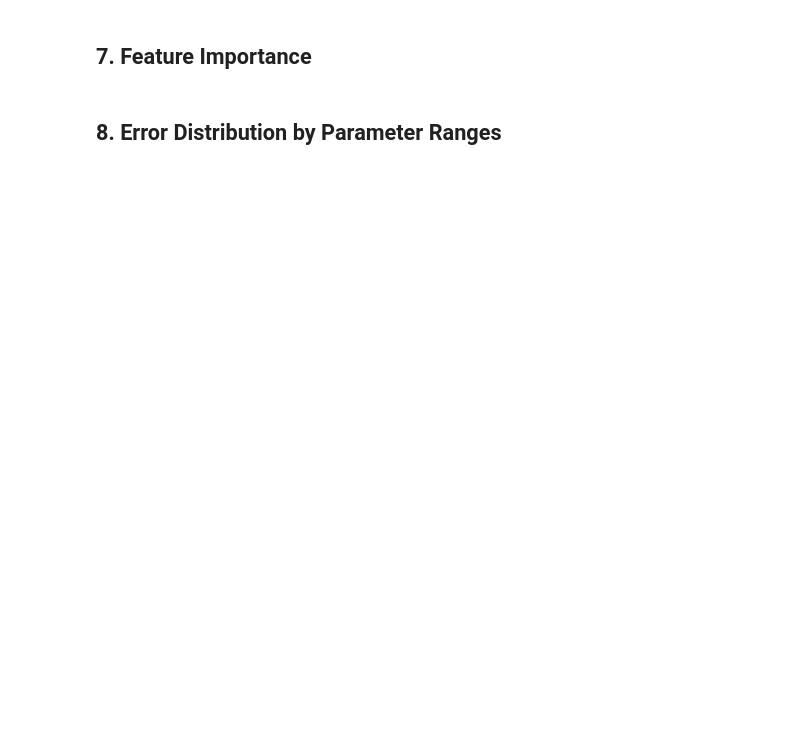
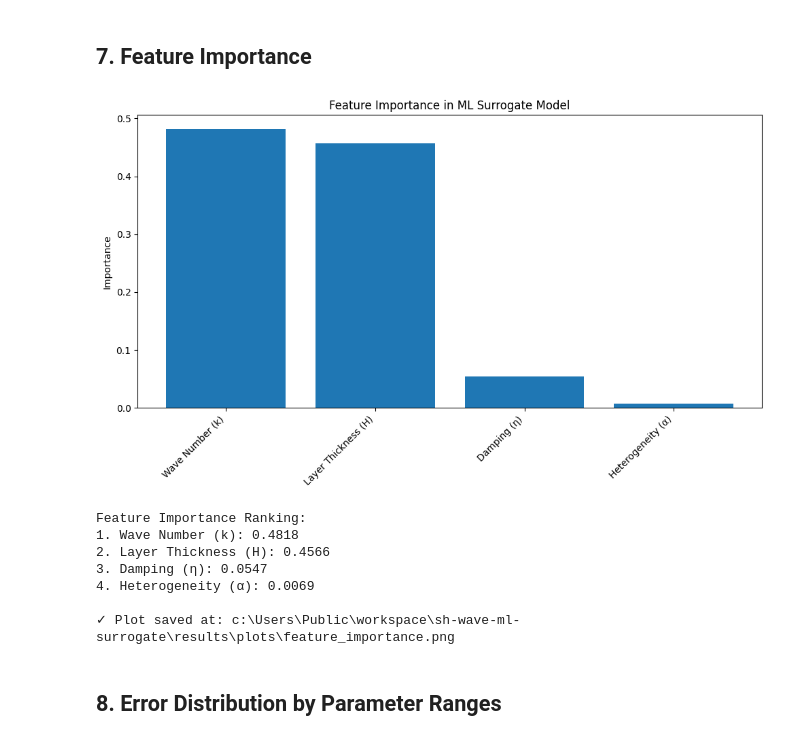
Before and after one commit to soniya-chaudhary-jha/sh-wave-ml-surrogate, a Jupyter notebook: notebooks/04_comprehensive_evaluation.ipynb, the cells around one changed output. Cells and saved outputs as stored; diff of their text form; code cells hidden in the pictures; blank space fills up the shorter version.

```diff
--- a/notebooks/04_comprehensive_evaluation.ipynb
+++ b/notebooks/04_comprehensive_evaluation.ipynb
@@ -160,26 +308,79 @@ print(f"Std of residuals: {residuals.std():.6f}")
 # %% [markdown]
 ## 7. Feature Importance
 # %%
-# Get feature importance from the model
+import os
+import numpy as np
+import matplotlib.pyplot as plt
+
+# ==============================
+# 1. Define ROOT path
+# ==============================
+ROOT = os.path.abspath("..")   # since running from notebooks
+
+# ==============================
+# 2. Create plot directory safely
+# ==============================
+plot_dir = os.path.join(ROOT, "results", "plots")
+os.makedirs(plot_dir, exist_ok=True)
+
+plot_path = os.path.join(plot_dir, "feature_importance.png")
+
+# ==============================
+# 3. Feature importance plot
+# ==============================
 if hasattr(model, 'feature_importances_'):
-    feature_names = ['Wave Number (k)', 'Layer Thickness (H)', 'Heterogeneity (α)', 'Damping (η)']
+
+    feature_names = [
+        'Wave Number (k)',
+        'Layer Thickness (H)',
+        'Heterogeneity (α)',
+        'Damping (η)'
+    ]
+
     importances = model.feature_importances_
     indices = np.argsort(importances)[::-1]
 
     plt.figure(figsize=(10, 6))
+
     plt.bar(range(len(importances)), importances[indices], align='center')
-    plt.xticks(range(len(importances)), [feature_names[i] for i in indices], rotation=45, ha='right')
+
+    plt.xticks(
+        range(len(importances)),
+        [feature_names[i] for i in indices],
+        rotation=45,
+        ha='right'
+    )
+
     plt.ylabel('Importance')
     plt.title('Feature Importance in ML Surrogate Model')
     plt.tight_layout()
-    plt.savefig('results/plots/feature_importance.png', dpi=300, bbox_inches='tight')
+
+    # ==============================
+    # 4. Save plot (FIXED)
+    # ==============================
+    plt.savefig(plot_path, dpi=300, bbox_inches='tight')
     plt.show()
 
+    # ==============================
+    # 5. Print ranking
+    # ==============================
     print("Feature Importance Ranking:")
     for i, idx in enumerate(indices):
         print(f"{i+1}. {feature_names[idx]}: {importances[idx]:.4f}")
+
+    print(f"\n✓ Plot saved at: {plot_path}")
+
 else:
     print("Feature importance not available for this model type")
+# %% [output]
+[figure, added]
+Feature Importance Ranking:
+1. Wave Number (k): 0.4818
+2. Layer Thickness (H): 0.4566
+3. Damping (η): 0.0547
+4. Heterogeneity (α): 0.0069
+
+✓ Plot saved at: c:\Users\Public\workspace\sh-wave-ml-surrogate\results\plots\feature_importance.png
 # %% [markdown]
 ## 8. Error Distribution by Parameter Ranges
 # %%
```
Also changed, not shown: parts of 10 cells of this notebook, 6 other files.
